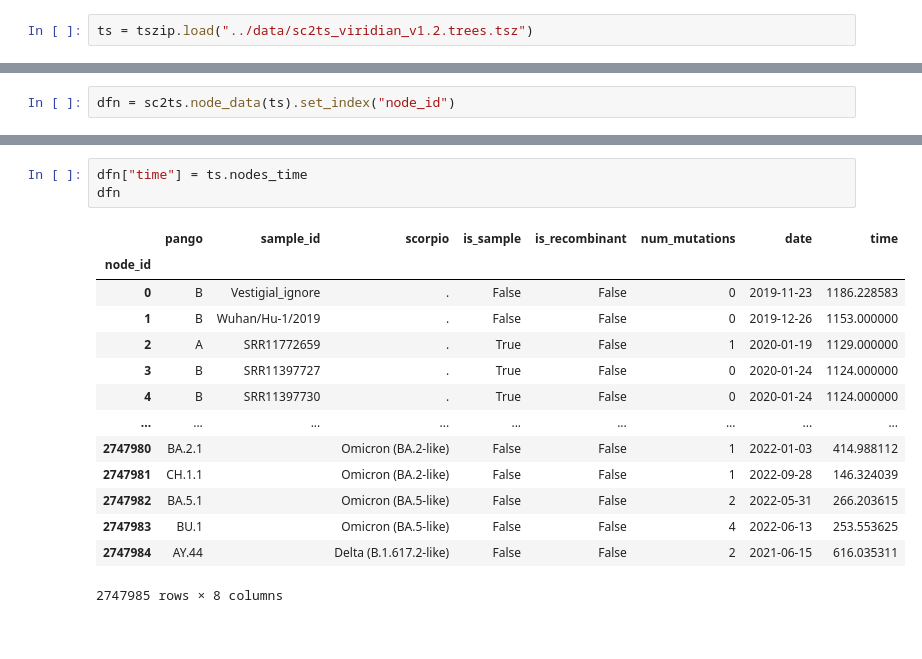
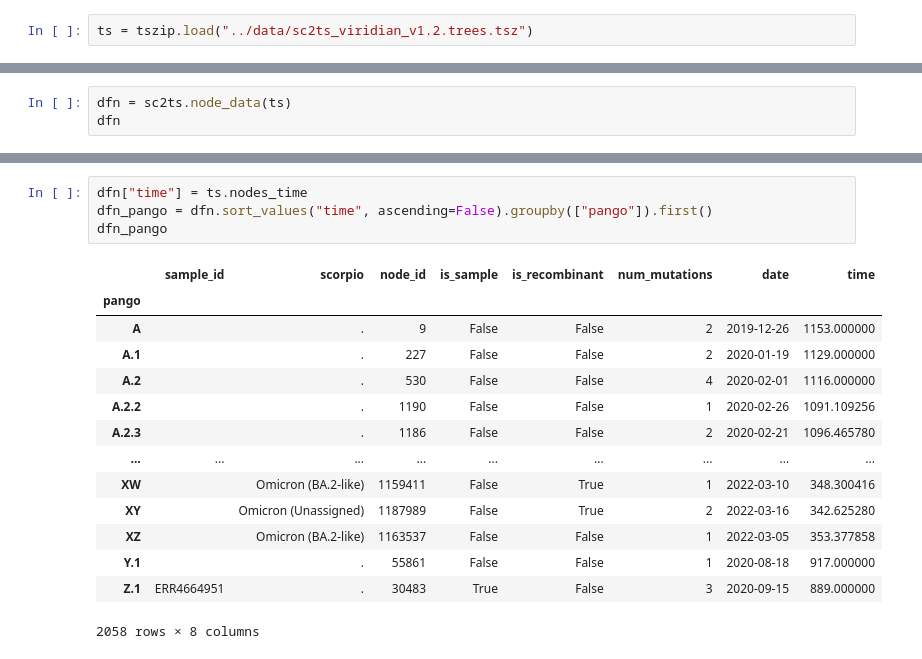
Before and after one commit to jeromekelleher/sc2ts-paper, a Jupyter notebook: notebooks/example_arg_analysis.ipynb, the cells around one changed output, grey strips where cells are left out. Saved outputs shown, nothing was run; the diff lists cells and outputs as text.

```diff
--- a/notebooks/example_arg_analysis.ipynb
+++ b/notebooks/example_arg_analysis.ipynb
@@ -8,2 +24,3 @@ ts = tszip.load("../data/sc2ts_viridian_v1.2.trees.tsz")
 # %%
-dfn = sc2ts.node_data(ts).set_index("node_id")
+dfn = sc2ts.node_data(ts)
+dfn
@@ -10,18 +68,19 @@ dfn = sc2ts.node_data(ts).set_index("node_id")
 # %%
 dfn["time"] = ts.nodes_time
-dfn
+dfn_pango = dfn.sort_values("time", ascending=False).groupby(["pango"]).first()
+dfn_pango
 # %% [output]
-|  | pango | sample_id | scorpio | is_sample | is_recombinant | num_mutations | date | time |
-| node_id |  |  |  |  |  |  |  |  |
-| 0 | B | Vestigial_ignore | . | False | False | 0 | 2019-11-23 | 1186.228583 |
-| 1 | B | Wuhan/Hu-1/2019 | . | False | False | 0 | 2019-12-26 | 1153.000000 |
-| 2 | A | SRR11772659 | . | True | False | 1 | 2020-01-19 | 1129.000000 |
-| 3 | B | SRR11397727 | . | True | False | 0 | 2020-01-24 | 1124.000000 |
-| 4 | B | SRR11397730 | . | True | False | 0 | 2020-01-24 | 1124.000000 |
+|  | sample_id | scorpio | node_id | is_sample | is_recombinant | num_mutations | date | time |
+| pango |  |  |  |  |  |  |  |  |
+| A |  | . | 9 | False | False | 2 | 2019-12-26 | 1153.000000 |
+| A.1 |  | . | 227 | False | False | 2 | 2020-01-19 | 1129.000000 |
+| A.2 |  | . | 530 | False | False | 4 | 2020-02-01 | 1116.000000 |
+| A.2.2 |  | . | 1190 | False | False | 1 | 2020-02-26 | 1091.109256 |
+| A.2.3 |  | . | 1186 | False | False | 2 | 2020-02-21 | 1096.465780 |
 | ... | ... | ... | ... | ... | ... | ... | ... | ... |
-| 2747980 | BA.2.1 |  | Omicron (BA.2-like) | False | False | 1 | 2022-01-03 | 414.988112 |
-| 2747981 | CH.1.1 |  | Omicron (BA.2-like) | False | False | 1 | 2022-09-28 | 146.324039 |
-| 2747982 | BA.5.1 |  | Omicron (BA.5-like) | False | False | 2 | 2022-05-31 | 266.203615 |
-| 2747983 | BU.1 |  | Omicron (BA.5-like) | False | False | 4 | 2022-06-13 | 253.553625 |
-| 2747984 | AY.44 |  | Delta (B.1.617.2-like) | False | False | 2 | 2021-06-15 | 616.035311 |
+| XW |  | Omicron (BA.2-like) | 1159411 | False | True | 1 | 2022-03-10 | 348.300416 |
+| XY |  | Omicron (Unassigned) | 1187989 | False | True | 2 | 2022-03-16 | 342.625280 |
+| XZ |  | Omicron (BA.2-like) | 1163537 | False | False | 1 | 2022-03-05 | 353.377858 |
+| Y.1 |  | . | 55861 | False | False | 1 | 2020-08-18 | 917.000000 |
+| Z.1 | ERR4664951 | . | 30483 | True | False | 3 | 2020-09-15 | 889.000000 |
-2747985 rows × 8 columns
+2058 rows × 8 columns
```
Also changed, not shown: parts of 47 cells of this notebook.
